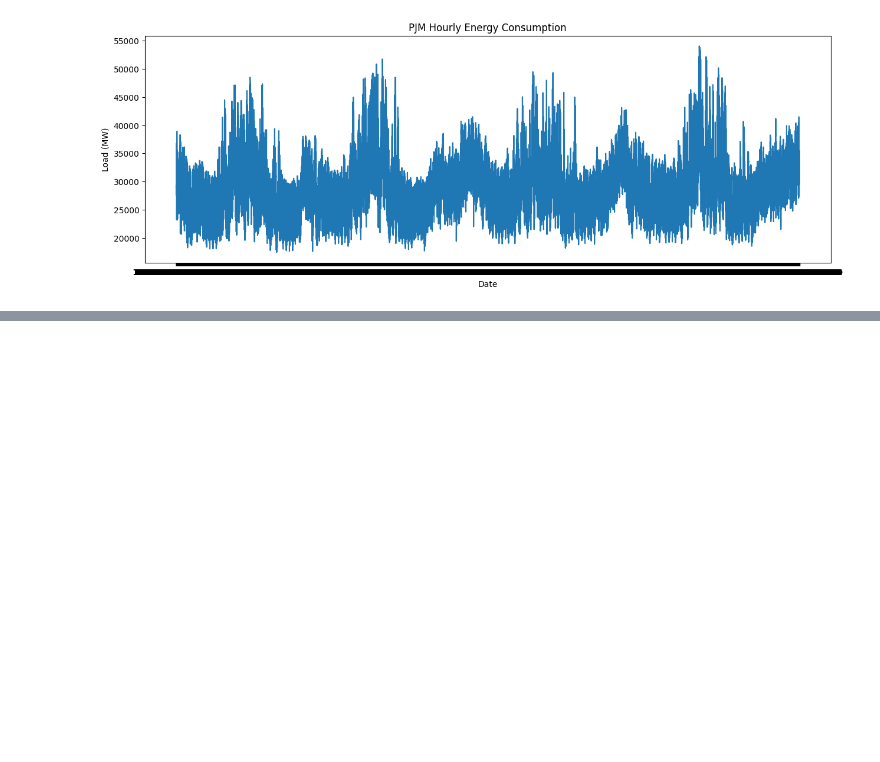
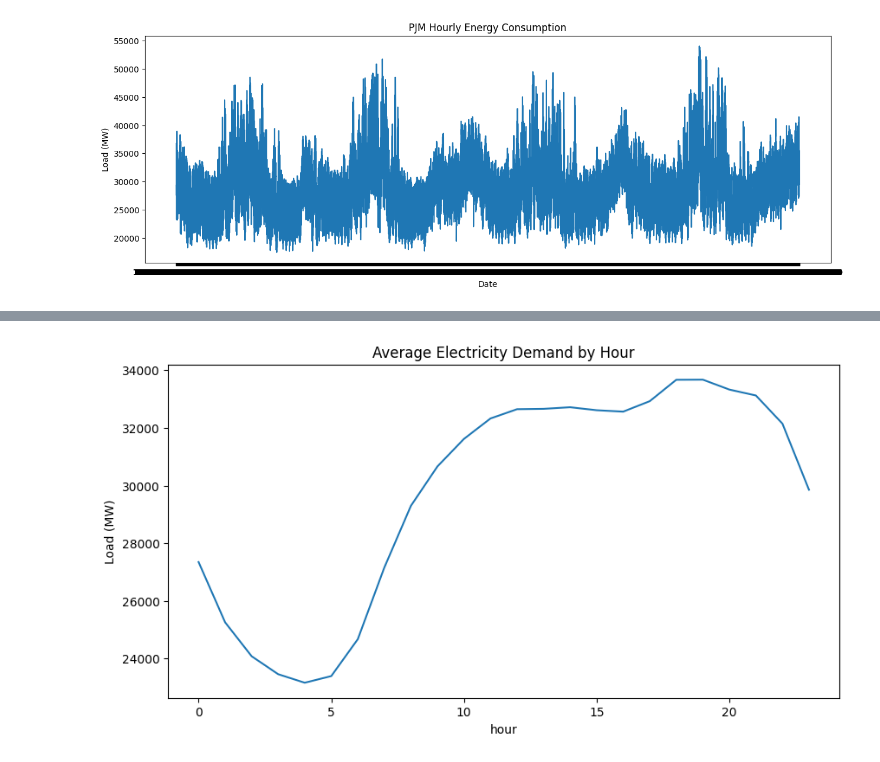
Before and after one commit to esinam-kekele/ghana-energy-demand-forecast, a Jupyter notebook: src/train.ipynb, the cells around one changed output, grey strips where cells are left out. Drawn from its saved outputs; the diff is of its cells as text; code cells hidden in the pictures; blank space fills up the shorter version.

```diff
--- a/src/train.ipynb
+++ b/src/train.ipynb
@@ -147,0 +151,10 @@ plt.show()
+# %%
+df.index = pd.to_datetime(df.index)
+df["hour"] = df.index.hour
+df["dayofweek"] = df.index.dayofweek
+df["quarter"] = df.index.quarter
+df["month"] = df.index.month
+df["year"] = df.index.year
+df["dayofyear"] = df.index.dayofyear
+
+df.head()
@@ -147,0 +169,15 @@ plt.show()
+# %%
+# average deman by hour
+
+hourly_avg = (
+    df.groupby("hour")["PJM_Load_MW"]
+    .mean()
+)
+
+hourly_avg.plot(figsize=(10,5))
+
+plt.title("Average Electricity Demand by Hour")
+plt.ylabel("Load (MW)")
+plt.show()
+# %% [output]
+[figure, added]
```
Also changed, not shown: parts of 9 cells of this notebook.
